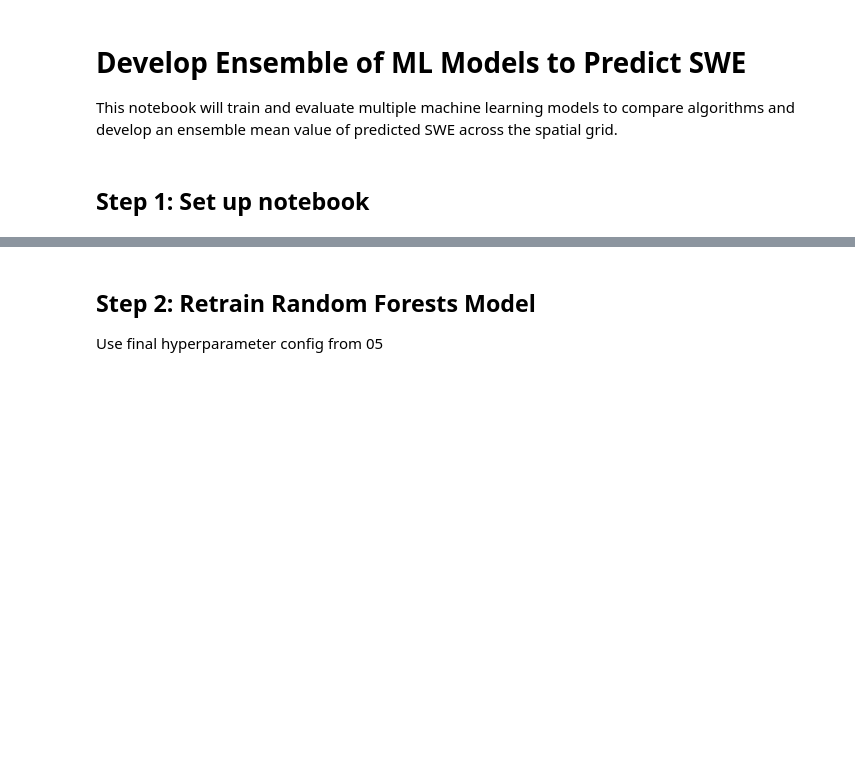
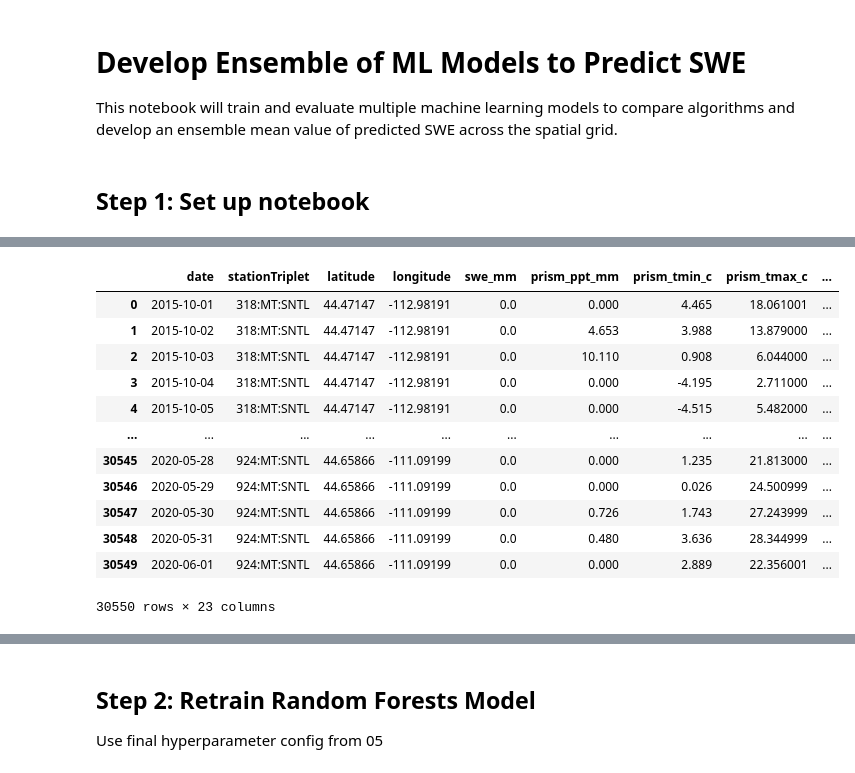
Before and after one commit to rainihelmstadter/snow-drought-modeling, a Jupyter notebook: code/07-develop-ML-ensemble.ipynb, the cells around one changed output, grey strips where cells are left out. Saved outputs shown, nothing was run; the diff lists cells and outputs as text; code cells hidden in the pictures; blank space fills up the shorter version.

```diff
--- a/code/07-develop-ML-ensemble.ipynb
+++ b/code/07-develop-ML-ensemble.ipynb
@@ -13,2 +106,19 @@ This notebook will train and evaluate multiple machine learning models to compar
+# %%
+# check out testing dataset
+stations_test
+# %% [output]
+|  | date | stationTriplet | latitude | longitude | swe_mm | prism_ppt_mm | prism_tmin_c | prism_tmax_c | ... |
+| 0 | 2015-10-01 | 318:MT:SNTL | 44.47147 | -112.98191 | 0.0 | 0.000 | 4.465 | 18.061001 | ... |
+| 1 | 2015-10-02 | 318:MT:SNTL | 44.47147 | -112.98191 | 0.0 | 4.653 | 3.988 | 13.879000 | ... |
+| 2 | 2015-10-03 | 318:MT:SNTL | 44.47147 | -112.98191 | 0.0 | 10.110 | 0.908 | 6.044000 | ... |
+| 3 | 2015-10-04 | 318:MT:SNTL | 44.47147 | -112.98191 | 0.0 | 0.000 | -4.195 | 2.711000 | ... |
+| 4 | 2015-10-05 | 318:MT:SNTL | 44.47147 | -112.98191 | 0.0 | 0.000 | -4.515 | 5.482000 | ... |
+| ... | ... | ... | ... | ... | ... | ... | ... | ... | ... |
+| 30545 | 2020-05-28 | 924:MT:SNTL | 44.65866 | -111.09199 | 0.0 | 0.000 | 1.235 | 21.813000 | ... |
+| 30546 | 2020-05-29 | 924:MT:SNTL | 44.65866 | -111.09199 | 0.0 | 0.000 | 0.026 | 24.500999 | ... |
+| 30547 | 2020-05-30 | 924:MT:SNTL | 44.65866 | -111.09199 | 0.0 | 0.726 | 1.743 | 27.243999 | ... |
+| 30548 | 2020-05-31 | 924:MT:SNTL | 44.65866 | -111.09199 | 0.0 | 0.480 | 3.636 | 28.344999 | ... |
+| 30549 | 2020-06-01 | 924:MT:SNTL | 44.65866 | -111.09199 | 0.0 | 0.000 | 2.889 | 22.356001 | ... |
+30550 rows × 23 columns
 # %%
 # rename PRISM training dataset var names to be clean
```
Also changed, not shown: parts of 42 cells of this notebook, 5 other files.
